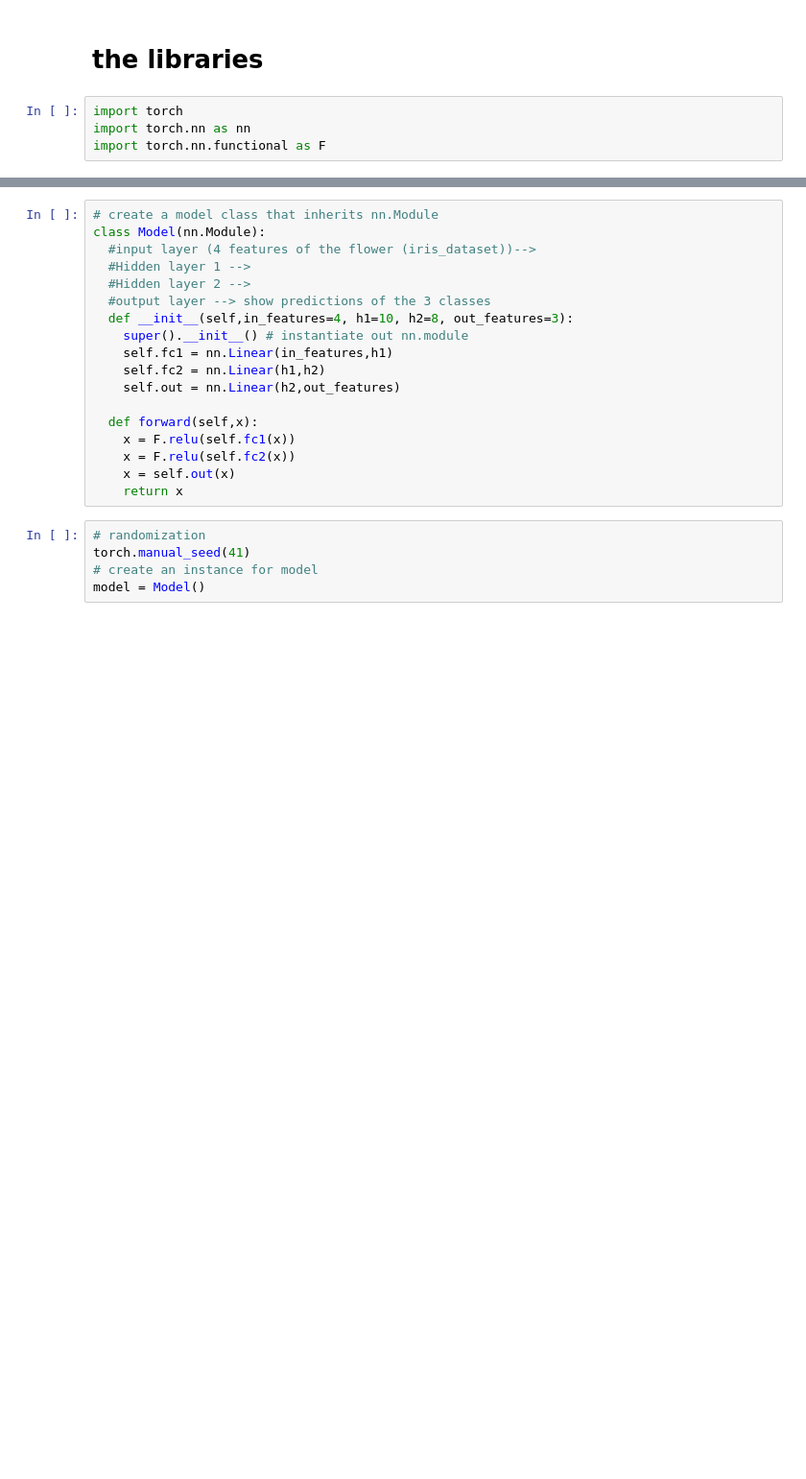
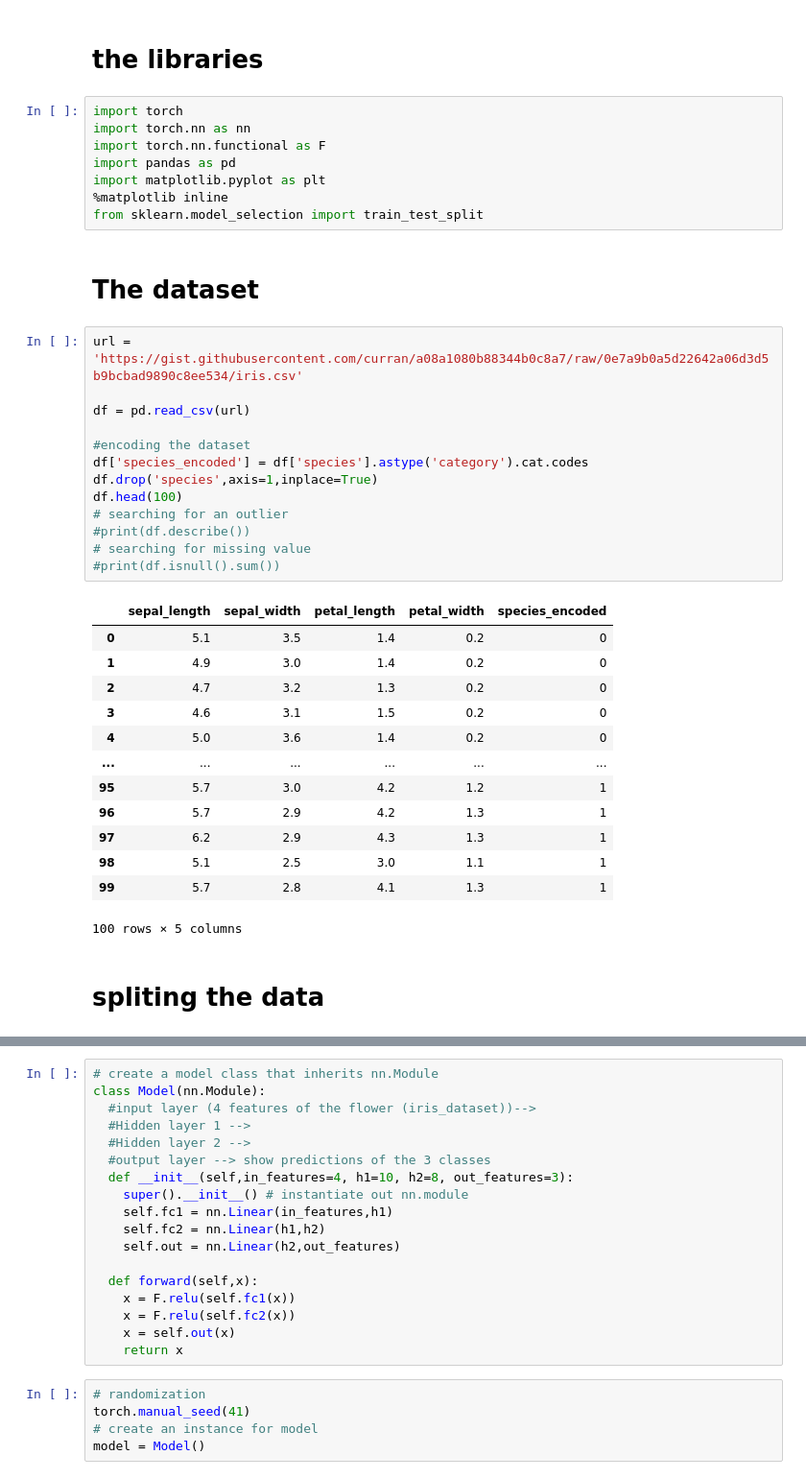
Before and after one commit to Noors-lab/pytorch_stuffs, a Jupyter notebook: simple_nn.ipynb, the cells around one changed output, grey strips where cells are left out. Shown at 96% size. Drawn from its saved outputs; the diff is of its cells as text; blank space fills up the shorter version.

```diff
--- a/simple_nn.ipynb
+++ b/simple_nn.ipynb
@@ -6,3 +6,38 @@
 import torch
 import torch.nn as nn
 import torch.nn.functional as F
+import pandas as pd
+import matplotlib.pyplot as plt
+%matplotlib inline
+from sklearn.model_selection import train_test_split
+# %% [markdown]
+# The dataset
+# %%
+url = 'https://gist.githubusercontent.com/curran/a08a1080b88344b0c8a7/raw/0e7a9b0a5d22642a06d3d5b9bcbad9890c8ee534/iris.csv'
+
+df = pd.read_csv(url)
+
+#encoding the dataset
+df['species_encoded'] = df['species'].astype('category').cat.codes
+df.drop('species',axis=1,inplace=True)
+df.head(100)
+# searching for an outlier
+#print(df.describe())
+# searching for missing value
+#print(df.isnull().sum())
+# %% [output]
+|  | sepal_length | sepal_width | petal_length | petal_width | species_encoded |
+| 0 | 5.1 | 3.5 | 1.4 | 0.2 | 0 |
+| 1 | 4.9 | 3.0 | 1.4 | 0.2 | 0 |
+| 2 | 4.7 | 3.2 | 1.3 | 0.2 | 0 |
+| 3 | 4.6 | 3.1 | 1.5 | 0.2 | 0 |
+| 4 | 5.0 | 3.6 | 1.4 | 0.2 | 0 |
+| ... | ... | ... | ... | ... | ... |
+| 95 | 5.7 | 3.0 | 4.2 | 1.2 | 1 |
+| 96 | 5.7 | 2.9 | 4.2 | 1.3 | 1 |
+| 97 | 6.2 | 2.9 | 4.3 | 1.3 | 1 |
+| 98 | 5.1 | 2.5 | 3.0 | 1.1 | 1 |
+| 99 | 5.7 | 2.8 | 4.1 | 1.3 | 1 |
+100 rows × 5 columns
+# %% [markdown]
+# spliting the data
```
Also changed, not shown: parts of 11 cells of this notebook.
